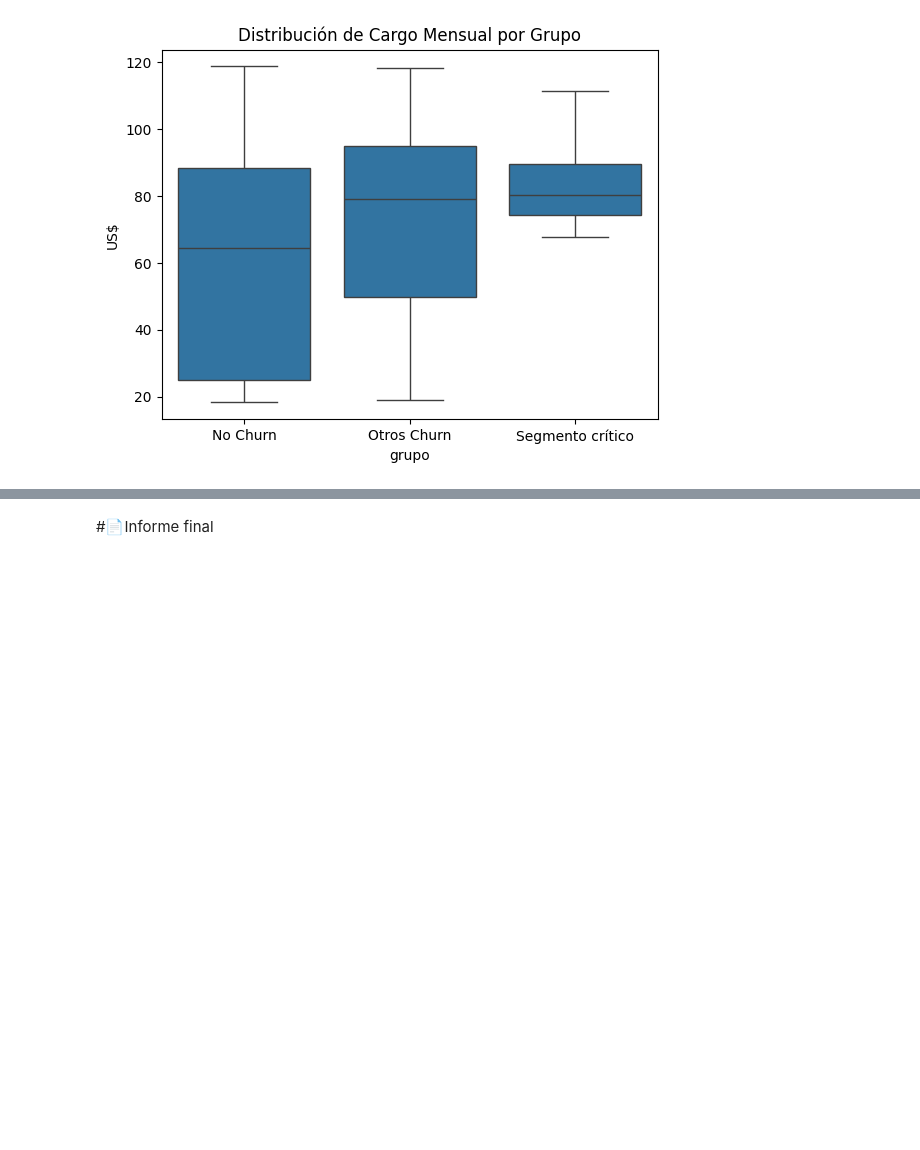
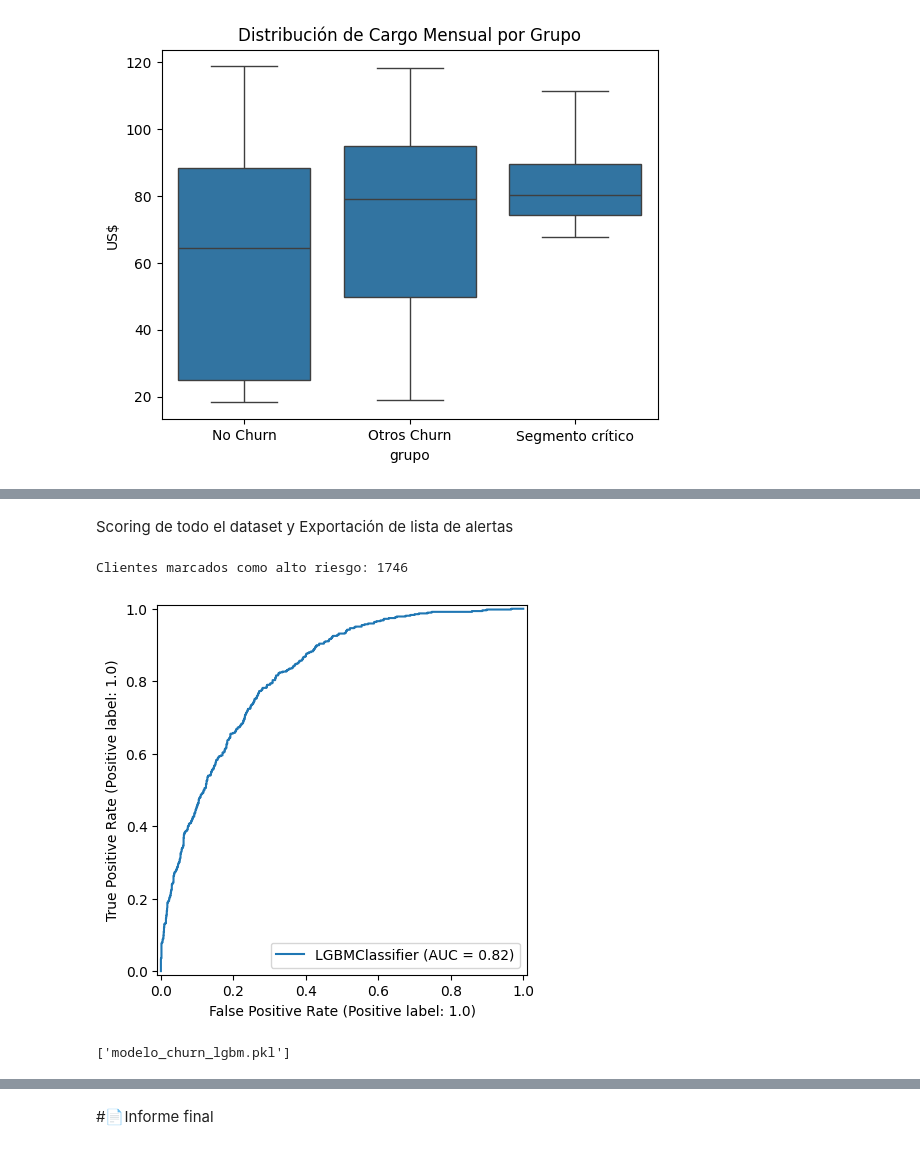
Before and after one commit to Zuzed22/Challenge-Telecom-X-an-lisis-de-evasi-n-de-clientes, a Jupyter notebook: TelecomX_LATAM.ipynb, the cells around one changed output, grey strips where cells are left out. Drawn from its saved outputs; the diff is of its cells as text; code cells hidden in the pictures; blank space fills up the shorter version.

```diff
--- a/TelecomX_LATAM.ipynb
+++ b/TelecomX_LATAM.ipynb
@@ -424,0 +435,10 @@ plt.show()
+# %%
+features = [
+    'Contrato', 'Servicio_internet', 'Metodo_pago',
+    'Antiguedad_cliente', 'Cliente_senior',
+    'Seguridad_online', 'Respaldo_online',
+    'Proteccion_dispositivos', 'Streaming',
+    'Peliculas_streaming', 'Cargo_mensual']
+
+X = df_tmp[features].copy()
+y = df_tmp['Churn']
@@ -424,0 +447,4 @@ plt.show()
+# %%
+cat_cols = X.select_dtypes('object').columns
+for col_name in cat_cols:  # Changed 'col' to 'col_name'
+    X[col_name] = X[col_name].astype('category')   # LightGBM le gusta esto
@@ -424,0 +453,3 @@ plt.show()
+# %%
+X_train, X_test, y_train, y_test = train_test_split(
+    X, y, test_size=0.25, stratify=y, random_state=42)
@@ -424,0 +458,9 @@ plt.show()
+# %%
+lgbm = LGBMClassifier(
+    n_estimators=400,
+    learning_rate=0.05,
+    max_depth=-1,
+    subsample=0.9,
+    colsample_bytree=0.9,
+    objective='binary')
+lgbm.fit(X_train, y_train, categorical_feature=list(cat_cols)) # Changed cat_cols to list(cat_cols)
@@ -424,0 +542,12 @@ plt.show()
+# %% [markdown]
+Scoring de todo el dataset y Exportación de lista de alertas
+# %%
+df_tmp['p_churn'] = lgbm.predict_proba(X)[:, 1]
+df_tmp['Alto_riesgo'] = (df_tmp['p_churn'] > 0.5).astype(int)
+
+
+alertas = df_tmp[df_tmp['Alto_riesgo'] == 1][['Id_cliente', 'p_churn']]
+alertas.to_csv("clientes_alto_riesgo.csv", index=False)
+print(f"\nClientes marcados como alto riesgo: {len(alertas)}")
+# %% [output]
+Clientes marcados como alto riesgo: 1746
@@ -424,0 +556,11 @@ plt.show()
+# %%
+from sklearn.metrics import RocCurveDisplay
+RocCurveDisplay.from_estimator(lgbm, X_test, y_test)
+plt.show()
+# %% [output]
+[figure, added]
+# %%
+import joblib
+joblib.dump(lgbm, "modelo_churn_lgbm.pkl")
+# %% [output]
+['modelo_churn_lgbm.pkl']
```
Also changed, not shown: parts of 48 cells of this notebook.
